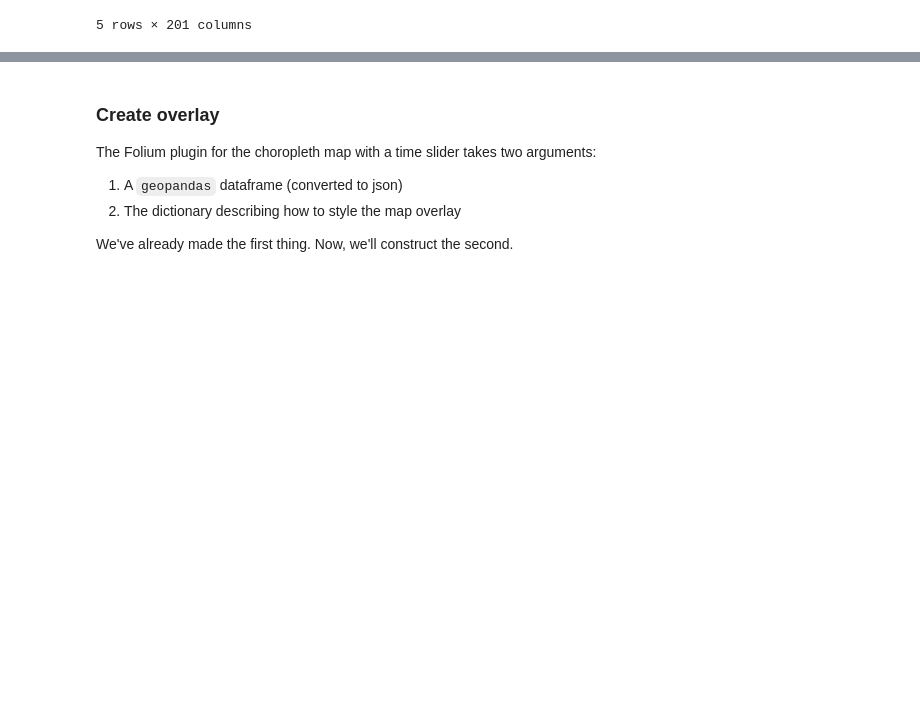
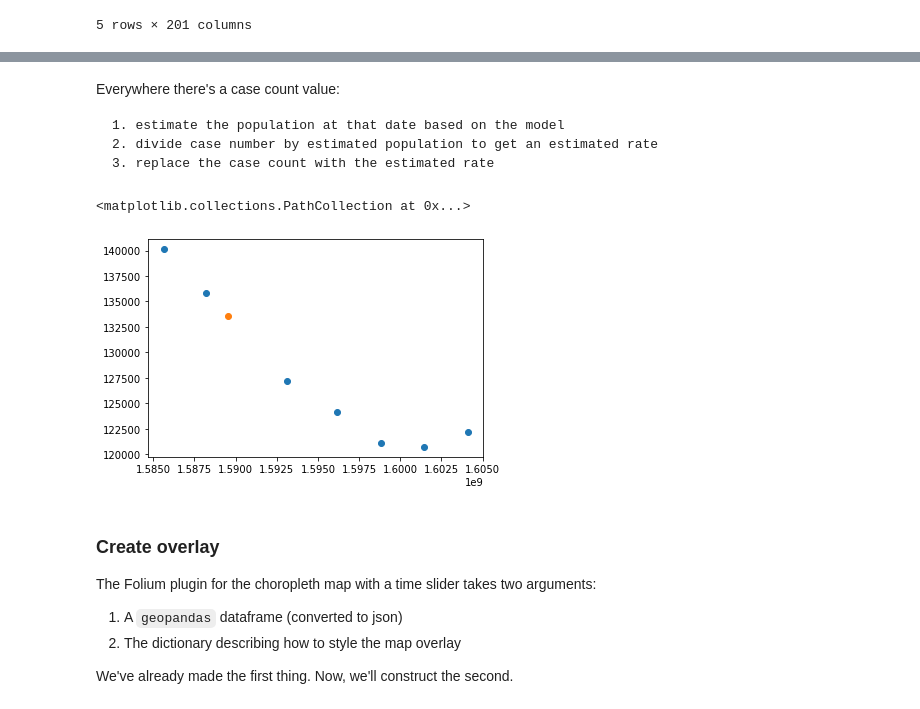
Before and after one commit to william-rice/covid-prisons, a Jupyter notebook: map_viz.ipynb, the cells around one changed output, grey strips where cells are left out. Drawn from its saved outputs; the diff is of its cells as text; code cells hidden in the pictures; blank space fills up the shorter version.

```diff
--- a/map_viz.ipynb
+++ b/map_viz.ipynb
@@ -139,0 +138,3 @@ df.head()
+# %%
+# Read in the population data
+pop = pd.read_csv("prison_populations.csv")
@@ -139,0 +172,6 @@ df.head()
+# %% [markdown]
+Everywhere there's a case count value:
+
+    1. estimate the population at that date based on the model
+    2. divide case number by estimated population to get an estimated rate
+    3. replace the case count with the estimated rate
@@ -140,3 +185,20 @@ df.head()
+# %%
+# Example: the orange dot is the estimated population on that day.
+
+# Known data
+[x,y] = get_known_values("Texas")
+
+# Make estimate
+day = "5/15/2020"
+x_est = date_to_num(day)
+y_est = estimate_pop(day, "Texas")
+
+# Plot
+plt.scatter(x,y)
+plt.scatter(x_est, y_est)
+# %% [output]
+<matplotlib.collections.PathCollection at 0x...>
+[figure, added]
 # %%
 # Change state name index to a numerical index (Alabama = 0, Wyoming = 49).
 df_statenames = df.copy() # Save for later
```
Also changed, not shown: parts of 19 cells of this notebook, 1 other file.
